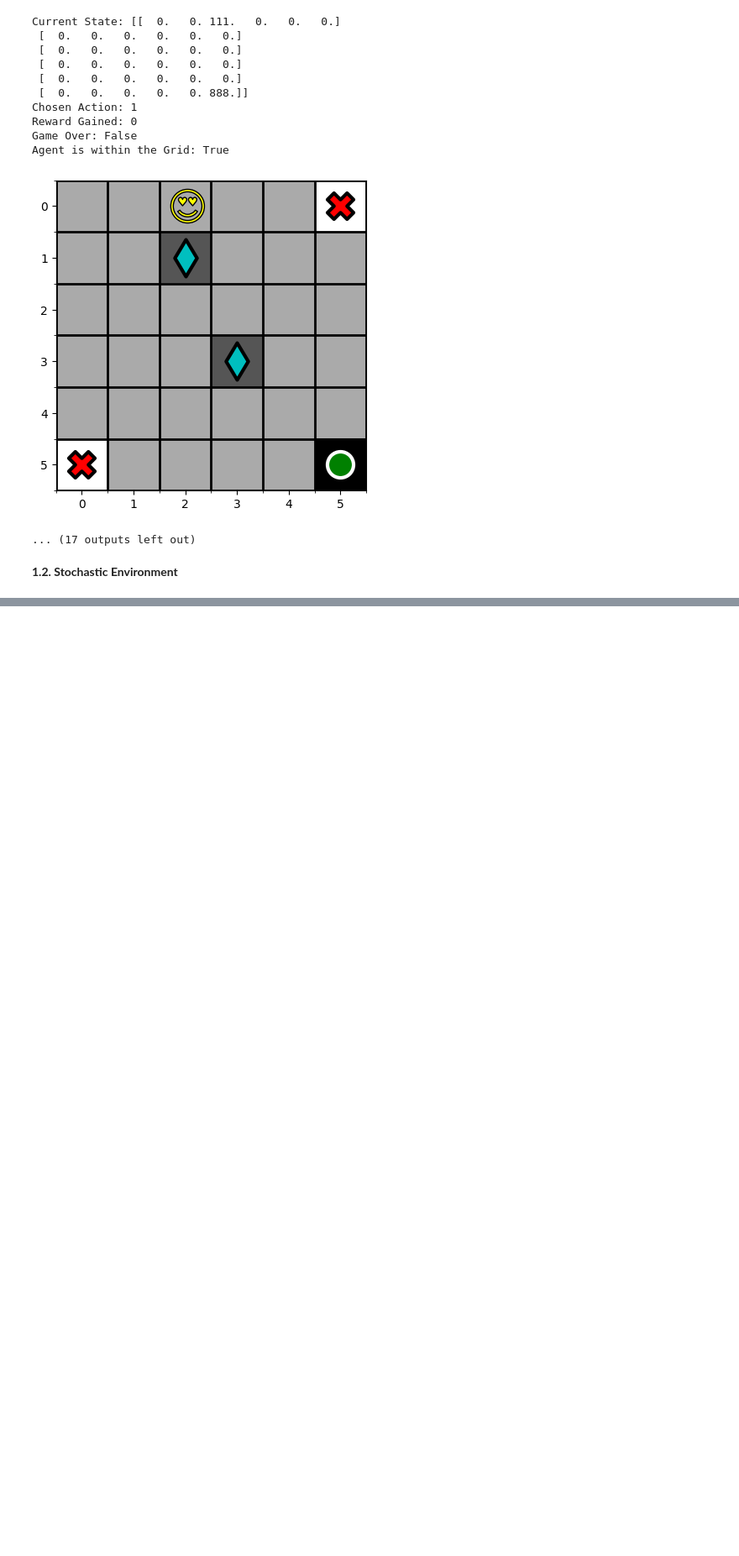
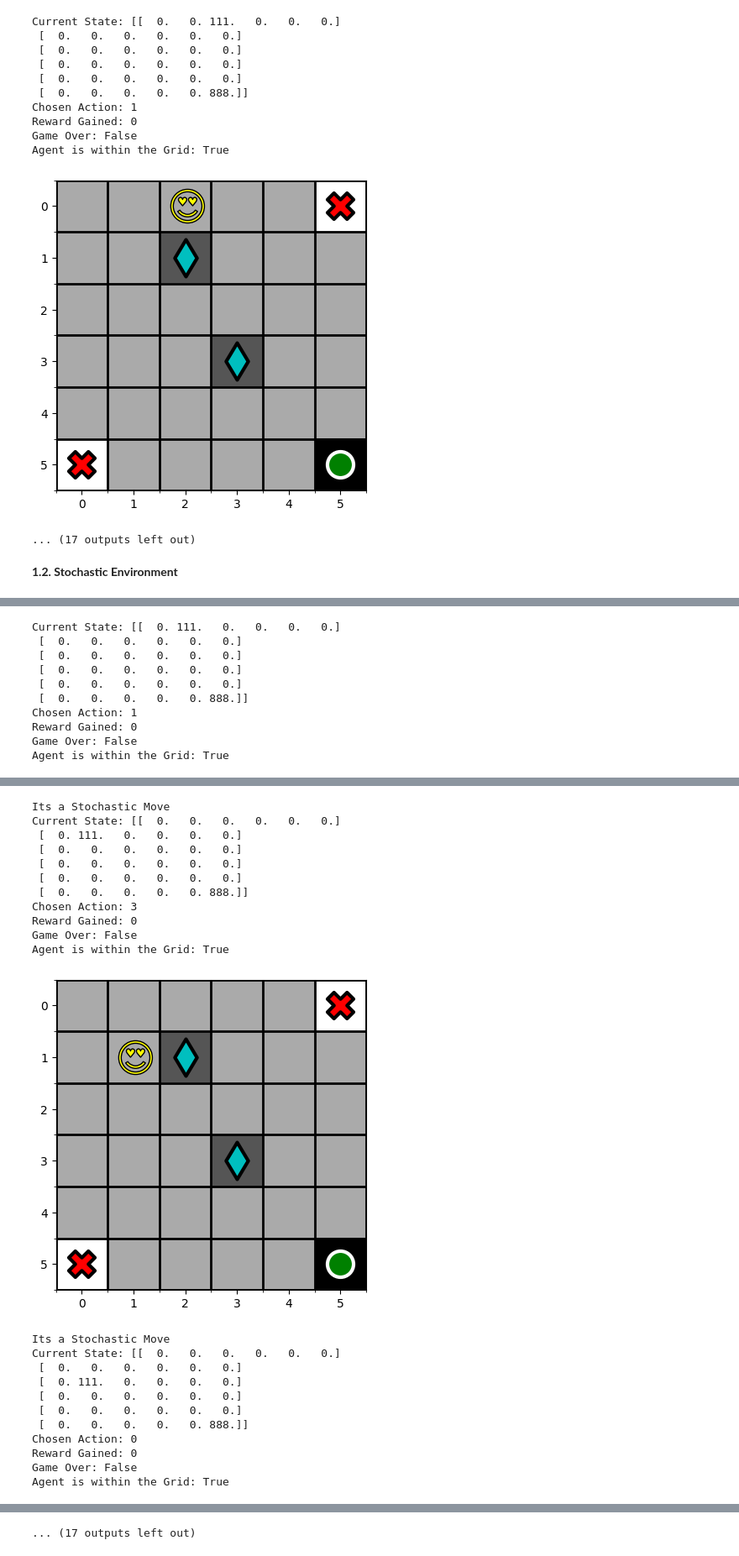
Before and after one commit to hariharan2302/hariharan2302, a Jupyter notebook: Assignment_1_checkpoint.ipynb, the cells around one changed output, grey strips where cells are left out. Shown: that part at 84% size. Cells and saved outputs as stored; diff of their text form; code cells hidden in the pictures; blank space fills up the shorter version.

```diff
--- a/Assignment_1_checkpoint.ipynb
+++ b/Assignment_1_checkpoint.ipynb
@@ -350,14 +358,0 @@ class RandomAgent:
-# %%
-# Sample code for environment and agent implementation. Also shows
-# visualization of the random agent's movement across the grid. The yellow cell
-# shows the movement of the agent.
-if __name__ == '__main__':
-  env = GridEnvironment()
-  agent = RandomAgent(env)
-  obs, info = env.reset()
-  terminated, truncated = False, False
-  while not terminated:
-    action = agent.step(obs)
-    obs, reward, terminated, truncated, info = env.step(action)
-    print('Current State:',obs,'Action chosen:', action, ', Reward Gained:', reward, ', Game Over:', terminated)
-    env.render()
@@ -370,0 +359,29 @@ Current State: [0.  0.  0.  1.  0.  0.  0.  0.  0.5] Action chosen: 0 , Reward G
+# %%
+class Random_Agent_Action:
+  def __init__(self, env):
+    self.env = env
+    self.observation_space = env.observation_space
+    self.action_space = env.action_space
+  def step(self, obs):
+    return np.random.choice(self.action_space.n)
+
+my_env = Stochastic_Environment()
+user_agent = Random_Agent_Action(my_env)
+terminated, truncated = False, False
+obs, info = my_env.reset()
+agent_actions = []
+while not terminated:
+    a_move = user_agent.step(obs)
+    observation, reward, terminated, truncated = my_env.step(a_move)
+    print("Chosen Action:", a_move)
+    print("Reward Gained:", reward)
+    print("Game Over:", terminated)
+    print("Agent is within the Grid:", truncated)
+    if terminated != True:
+      agent_actions.append((my_env.agent_pos[0], my_env.agent_pos[1]))
+      time.sleep(0.5)
+      my_env.render(agent_actions)
+    else:
+      print("Sorry! You have reached the maximum timesteps")
+      my_env.reset()
+# %% [output]
@@ -370,0 +400,10 @@ Current State: [0.  0.  0.  1.  0.  0.  0.  0.  0.5] Action chosen: 0 , Reward G
+Current State: [[  0. 111.   0.   0.   0.   0.]
+ [  0.   0.   0.   0.   0.   0.]
+ [  0.   0.   0.   0.   0.   0.]
+ [  0.   0.   0.   0.   0.   0.]
+ [  0.   0.   0.   0.   0.   0.]
+ [  0.   0.   0.   0.   0. 888.]]
+Chosen Action: 1
+Reward Gained: 0
+Game Over: False
+Agent is within the Grid: True
@@ -370,0 +411,23 @@ Current State: [0.  0.  0.  1.  0.  0.  0.  0.  0.5] Action chosen: 0 , Reward G
+Its a Stochastic Move
+Current State: [[  0.   0.   0.   0.   0.   0.]
+ [  0. 111.   0.   0.   0.   0.]
+ [  0.   0.   0.   0.   0.   0.]
+ [  0.   0.   0.   0.   0.   0.]
+ [  0.   0.   0.   0.   0.   0.]
+ [  0.   0.   0.   0.   0. 888.]]
+Chosen Action: 3
+Reward Gained: 0
+Game Over: False
+Agent is within the Grid: True
+[figure, added]
+Its a Stochastic Move
+Current State: [[  0.   0.   0.   0.   0.   0.]
+ [  0.   0.   0.   0.   0.   0.]
+ [  0. 111.   0.   0.   0.   0.]
+ [  0.   0.   0.   0.   0.   0.]
+ [  0.   0.   0.   0.   0.   0.]
+ [  0.   0.   0.   0.   0. 888.]]
+Chosen Action: 0
+Reward Gained: 0
+Game Over: False
+Agent is within the Grid: True
@@ -370,0 +459 @@ Current State: [0.  0.  0.  1.  0.  0.  0.  0.  0.5] Action chosen: 0 , Reward G
+... (17 outputs left out)
```
Also changed, not shown: parts of 4 cells of this notebook.
